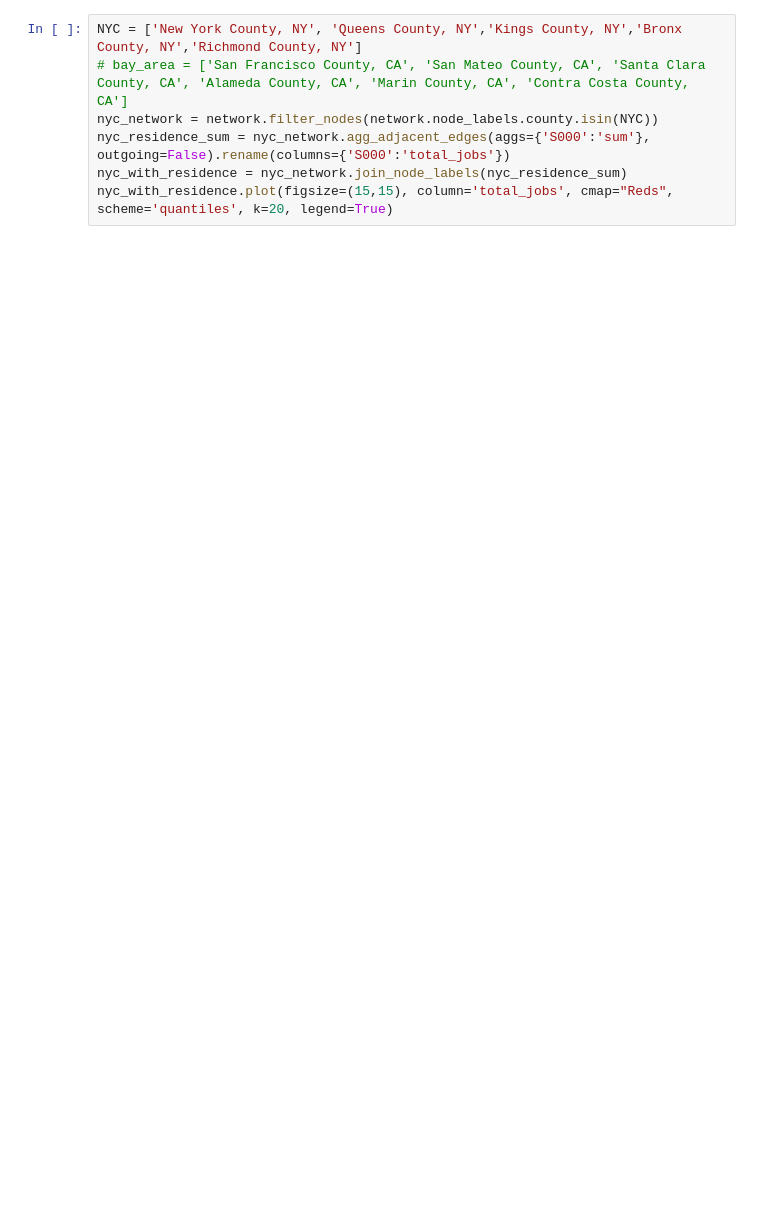
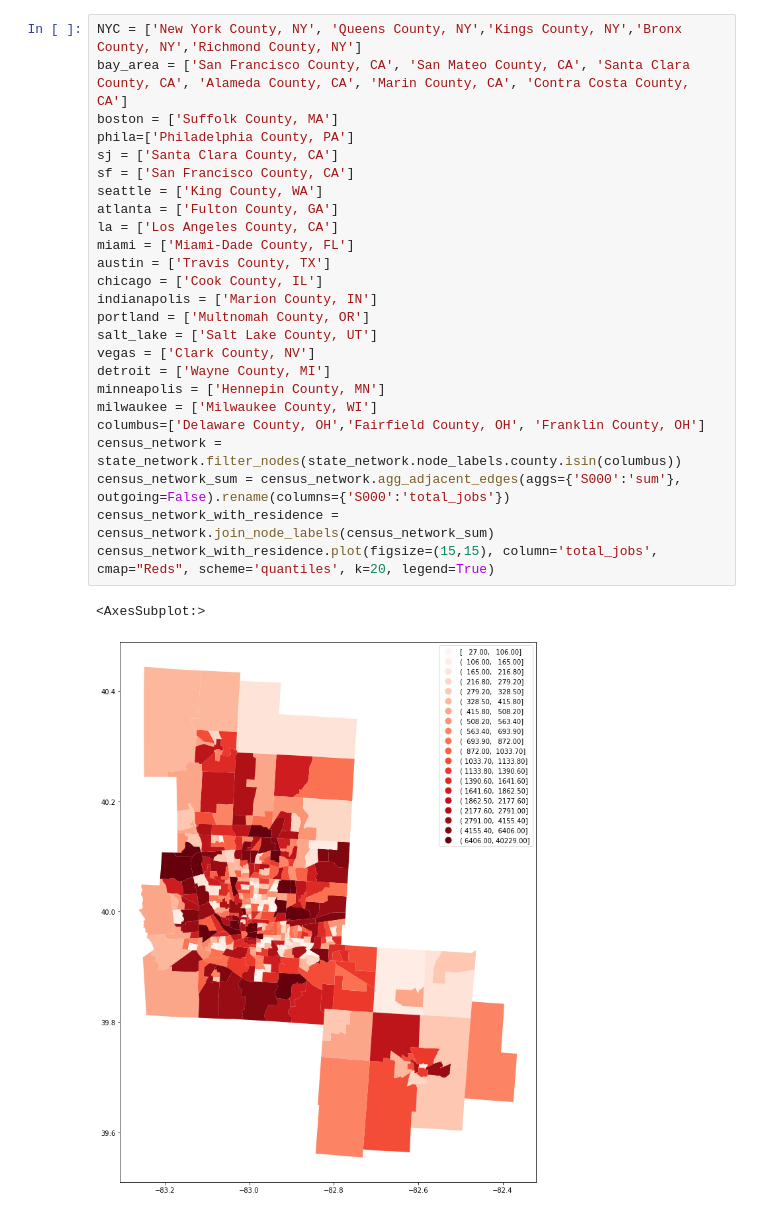
Before and after one commit to yuribogomolov/sttn, a Jupyter notebook: notebooks/LEHD Origin-Destination employment data.ipynb, the cells around one changed output. Drawn from its saved outputs; the diff is of its cells as text; blank space fills up the shorter version.

```diff
--- a/notebooks/LEHD Origin-Destination employment data.ipynb
+++ b/notebooks/LEHD Origin-Destination employment data.ipynb
@@ -10,8 +13,29 @@ with_residence.plot(figsize=(15,15), column='total_jobs', cmap="Reds", scheme='q
 # %%
 NYC = ['New York County, NY', 'Queens County, NY','Kings County, NY','Bronx County, NY','Richmond County, NY']
-# bay_area = ['San Francisco County, CA', 'San Mateo County, CA', 'Santa Clara County, CA', 'Alameda County, CA', 'Marin County, CA', 'Contra Costa County, CA']
-nyc_network = network.filter_nodes(network.node_labels.county.isin(NYC))
-nyc_residence_sum = nyc_network.agg_adjacent_edges(aggs={'S000':'sum'}, outgoing=False).rename(columns={'S000':'total_jobs'})
-nyc_with_residence = nyc_network.join_node_labels(nyc_residence_sum)
-nyc_with_residence.plot(figsize=(15,15), column='total_jobs', cmap="Reds", scheme='quantiles', k=20, legend=True)
+bay_area = ['San Francisco County, CA', 'San Mateo County, CA', 'Santa Clara County, CA', 'Alameda County, CA', 'Marin County, CA', 'Contra Costa County, CA']
+boston = ['Suffolk County, MA']
+phila=['Philadelphia County, PA']
+sj = ['Santa Clara County, CA']
+sf = ['San Francisco County, CA']
+seattle = ['King County, WA']
+atlanta = ['Fulton County, GA']
+la = ['Los Angeles County, CA']
+miami = ['Miami-Dade County, FL']
+austin = ['Travis County, TX']
+chicago = ['Cook County, IL']
+indianapolis = ['Marion County, IN']
+portland = ['Multnomah County, OR']
+salt_lake = ['Salt Lake County, UT']
+vegas = ['Clark County, NV']
+detroit = ['Wayne County, MI']
+minneapolis = ['Hennepin County, MN']
+milwaukee = ['Milwaukee County, WI']
+columbus=['Delaware County, OH','Fairfield County, OH', 'Franklin County, OH']
+census_network = state_network.filter_nodes(state_network.node_labels.county.isin(columbus))
+census_network_sum = census_network.agg_adjacent_edges(aggs={'S000':'sum'}, outgoing=False).rename(columns={'S000':'total_jobs'})
+census_network_with_residence = census_network.join_node_labels(census_network_sum)
+census_network_with_residence.plot(figsize=(15,15), column='total_jobs', cmap="Reds", scheme='quantiles', k=20, legend=True)
+# %% [output]
+<AxesSubplot:>
+[figure, added]
 # %%
```
Also changed, not shown: parts of 17 cells of this notebook, 2 other files.
